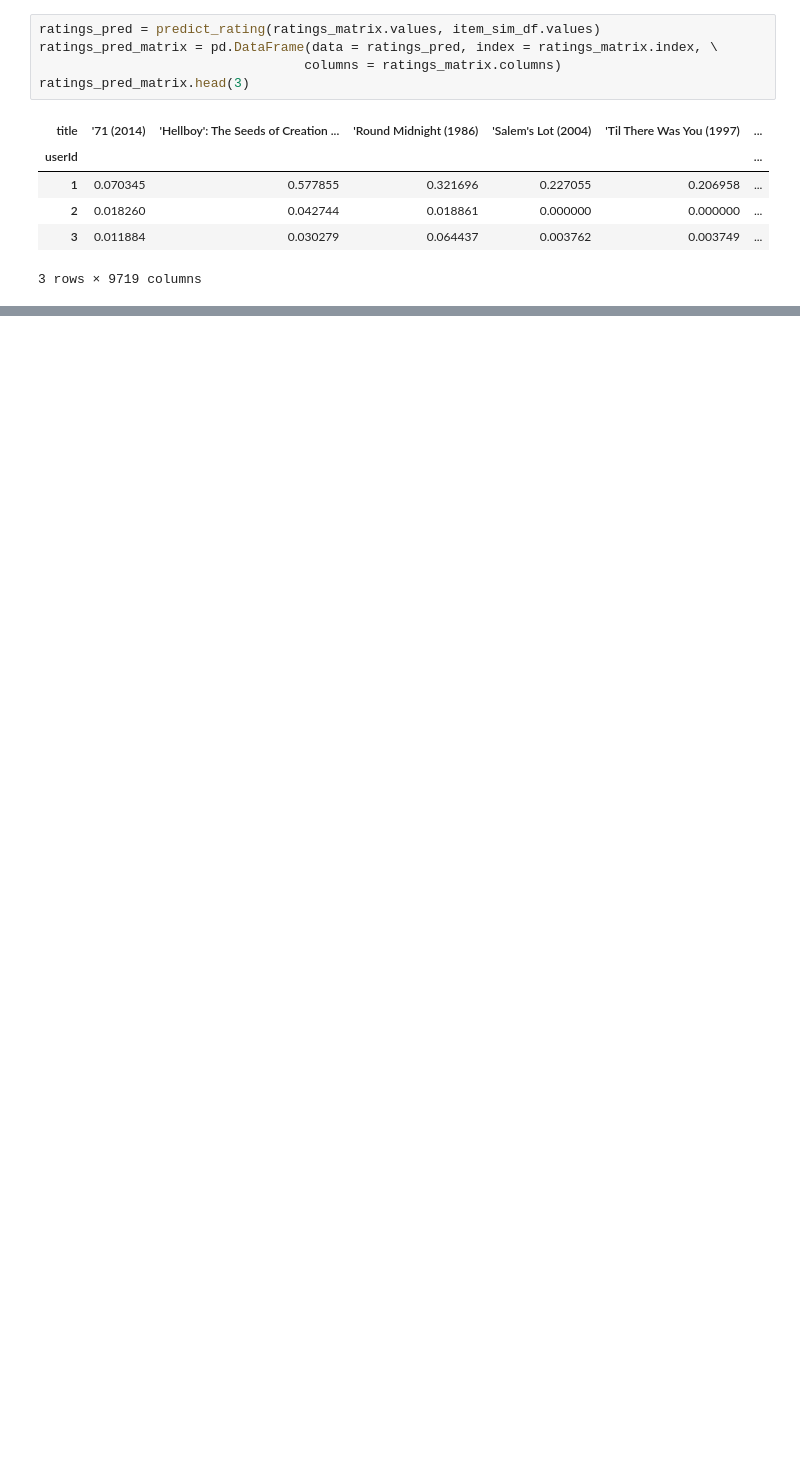
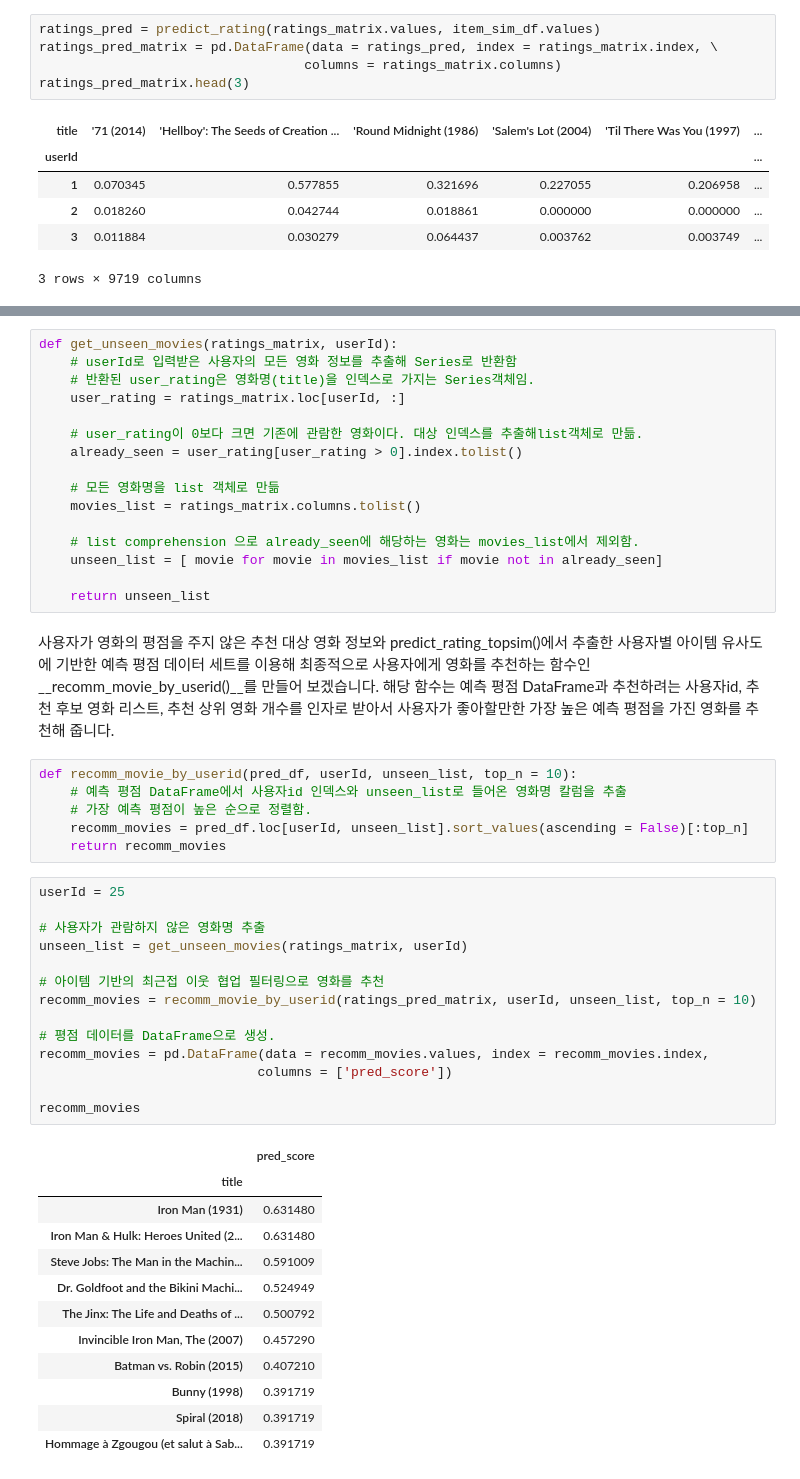
Before and after one commit to ByuungHyunPark/Recommend-System, a Jupyter notebook: 2. 협업필터링 - 최근접 이웃 필터링.ipynb, the cells around one changed output, grey strips where cells are left out. Cells and saved outputs as stored; diff of their text form; blank space fills up the shorter version.

```diff
--- a/2. 협업필터링 - 최근접 이웃 필터링.ipynb
+++ b/2. 협업필터링 - 최근접 이웃 필터링.ipynb
@@ -223,0 +299,51 @@ __599 P 부터 계속 진행__
+# %%
+def get_unseen_movies(ratings_matrix, userId):
+    # userId로 입력받은 사용자의 모든 영화 정보를 추출해 Series로 반환함
+    # 반환된 user_rating은 영화명(title)을 인덱스로 가지는 Series객체임.
+    user_rating = ratings_matrix.loc[userId, :]
+
+    # user_rating이 0보다 크면 기존에 관람한 영화이다. 대상 인덱스를 추출해list객체로 만듦.
+    already_seen = user_rating[user_rating > 0].index.tolist()
+
+    # 모든 영화명을 list 객체로 만듦
+    movies_list = ratings_matrix.columns.tolist()
+
+    # list comprehension 으로 already_seen에 해당하는 영화는 movies_list에서 제외함.
+    unseen_list = [ movie for movie in movies_list if movie not in already_seen]
+
+    return unseen_list
+# %% [markdown]
+사용자가 영화의 평점을 주지 않은 추천 대상 영화 정보와 predict_rating_topsim()에서 추출한 사용자별 아이템 유사도에 기반한 예측 평점 데이터 세트를 이용해 최종적으로 사용자에게 영화를 추천하는 함수인 __recomm_movie_by_userid()__를 만들어 보겠습니다. 해당 함수는 예측 평점 DataFrame과 추천하려는 사용자id, 추천 후보 영화 리스트, 추천 상위 영화 개수를 인자로 받아서 사용자가 좋아할만한 가장 높은 예측 평점을 가진 영화를 추천해 줍니다.
+# %%
+def recomm_movie_by_userid(pred_df, userId, unseen_list, top_n = 10):
+    # 예측 평점 DataFrame에서 사용자id 인덱스와 unseen_list로 들어온 영화명 칼럼을 추출
+    # 가장 예측 평점이 높은 순으로 정렬함.
+    recomm_movies = pred_df.loc[userId, unseen_list].sort_values(ascending = False)[:top_n]
+    return recomm_movies
+# %%
+userId = 25
+
+# 사용자가 관람하지 않은 영화명 추출
+unseen_list = get_unseen_movies(ratings_matrix, userId)
+
+# 아이템 기반의 최근접 이웃 협업 필터링으로 영화를 추천
+recomm_movies = recomm_movie_by_userid(ratings_pred_matrix, userId, unseen_list, top_n = 10)
+
+# 평점 데이터를 DataFrame으로 생성.
+recomm_movies = pd.DataFrame(data = recomm_movies.values, index = recomm_movies.index,
+                            columns = ['pred_score'])
+
+recomm_movies
+# %% [output]
+|  | pred_score |
+| title |  |
+| Iron Man (1931) | 0.631480 |
+| Iron Man & Hulk: Heroes United (2... | 0.631480 |
+| Steve Jobs: The Man in the Machin... | 0.591009 |
+| Dr. Goldfoot and the Bikini Machi... | 0.524949 |
+| The Jinx: The Life and Deaths of ... | 0.500792 |
+| Invincible Iron Man, The (2007) | 0.457290 |
+| Batman vs. Robin (2015) | 0.407210 |
+| Bunny (1998) | 0.391719 |
+| Spiral (2018) | 0.391719 |
+| Hommage à Zgougou (et salut à Sab... | 0.391719 |
```
Also changed, not shown: parts of 16 cells of this notebook.
